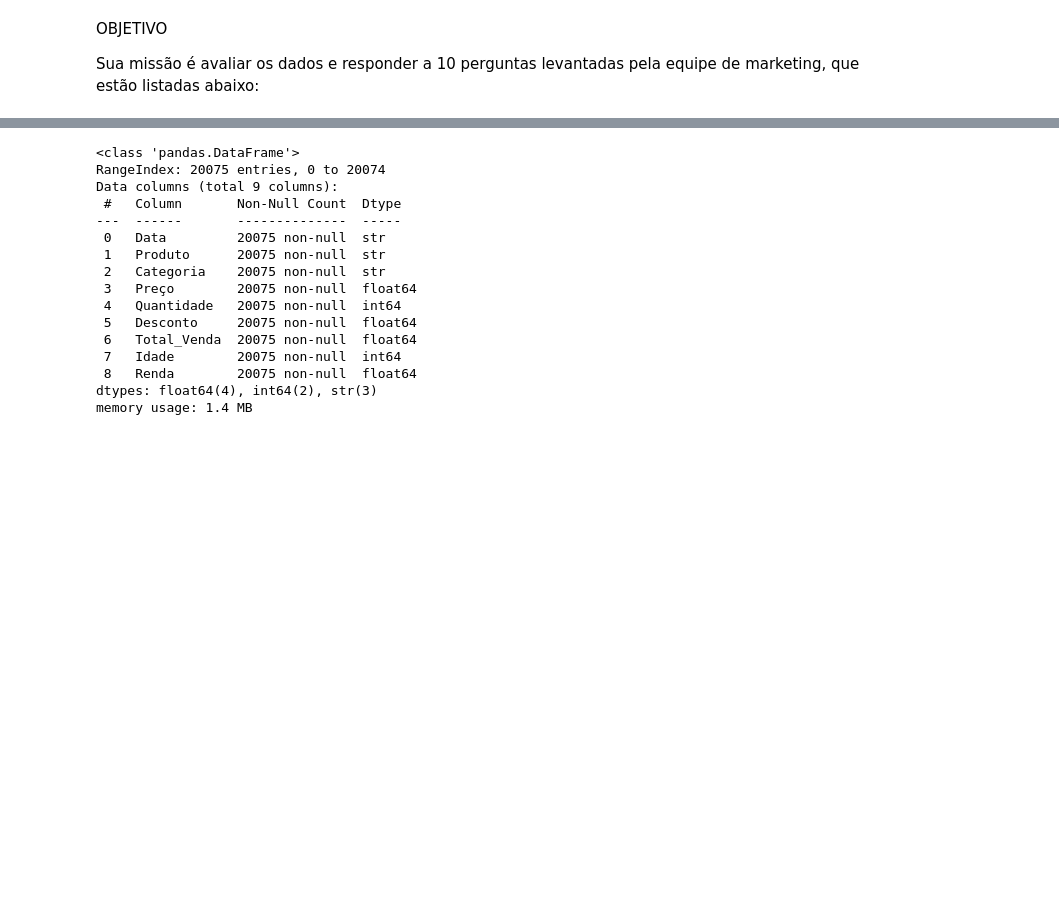
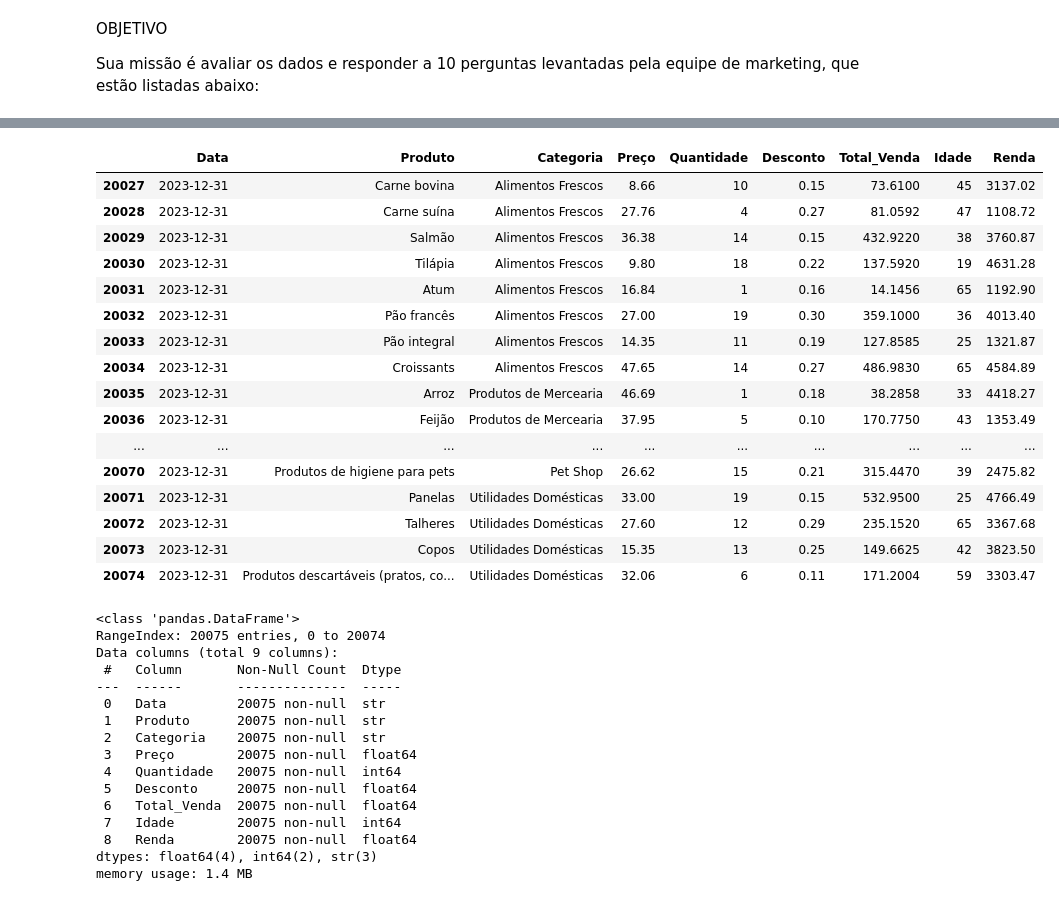
Before and after one commit to Danibisinoto/Repositorio_PROJETO_FINAL_Analise_Exploratoria_de_Dados, a Jupyter notebook: PROJETO.IPYNB, the cells around one changed output, grey strips where cells are left out. Drawn from its saved outputs; the diff is of its cells as text; code cells hidden in the pictures; blank space fills up the shorter version.

Commit message:
melhora na análise inicial do DataFrame

```diff
--- a/PROJETO.IPYNB
+++ b/PROJETO.IPYNB
@@ -155 +45,23 @@ df.shape
+# %%
+#lendo as 48 ultimas linhas do df
+
+df.tail(48)
+# %% [output]
+|  | Data | Produto | Categoria | Preço | Quantidade | Desconto | Total_Venda | Idade | Renda |
+| 20027 | 2023-12-31 | Carne bovina | Alimentos Frescos | 8.66 | 10 | 0.15 | 73.6100 | 45 | 3137.02 |
+| 20028 | 2023-12-31 | Carne suína | Alimentos Frescos | 27.76 | 4 | 0.27 | 81.0592 | 47 | 1108.72 |
+| 20029 | 2023-12-31 | Salmão | Alimentos Frescos | 36.38 | 14 | 0.15 | 432.9220 | 38 | 3760.87 |
+| 20030 | 2023-12-31 | Tilápia | Alimentos Frescos | 9.80 | 18 | 0.22 | 137.5920 | 19 | 4631.28 |
+| 20031 | 2023-12-31 | Atum | Alimentos Frescos | 16.84 | 1 | 0.16 | 14.1456 | 65 | 1192.90 |
+| 20032 | 2023-12-31 | Pão francês | Alimentos Frescos | 27.00 | 19 | 0.30 | 359.1000 | 36 | 4013.40 |
+| 20033 | 2023-12-31 | Pão integral | Alimentos Frescos | 14.35 | 11 | 0.19 | 127.8585 | 25 | 1321.87 |
+| 20034 | 2023-12-31 | Croissants | Alimentos Frescos | 47.65 | 14 | 0.27 | 486.9830 | 65 | 4584.89 |
+| 20035 | 2023-12-31 | Arroz | Produtos de Mercearia | 46.69 | 1 | 0.18 | 38.2858 | 33 | 4418.27 |
+| 20036 | 2023-12-31 | Feijão | Produtos de Mercearia | 37.95 | 5 | 0.10 | 170.7750 | 43 | 1353.49 |
+| ... | ... | ... | ... | ... | ... | ... | ... | ... | ... |
+| 20070 | 2023-12-31 | Produtos de higiene para pets | Pet Shop | 26.62 | 15 | 0.21 | 315.4470 | 39 | 2475.82 |
+| 20071 | 2023-12-31 | Panelas | Utilidades Domésticas | 33.00 | 19 | 0.15 | 532.9500 | 25 | 4766.49 |
+| 20072 | 2023-12-31 | Talheres | Utilidades Domésticas | 27.60 | 12 | 0.29 | 235.1520 | 65 | 3367.68 |
+| 20073 | 2023-12-31 | Copos | Utilidades Domésticas | 15.35 | 13 | 0.25 | 149.6625 | 42 | 3823.50 |
+| 20074 | 2023-12-31 | Produtos descartáveis (pratos, co... | Utilidades Domésticas | 32.06 | 6 | 0.11 | 171.2004 | 59 | 3303.47 |
 # %%
```
Also changed, not shown: parts of 14 cells of this notebook.
